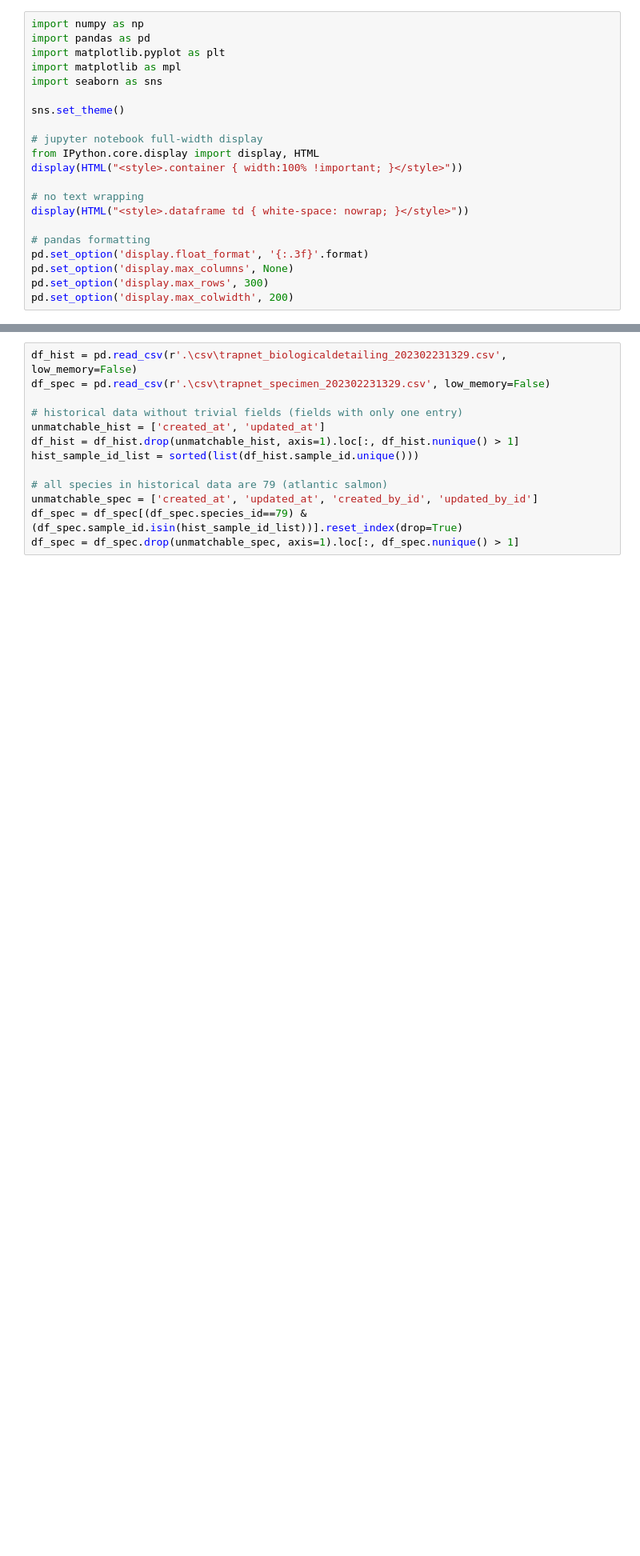
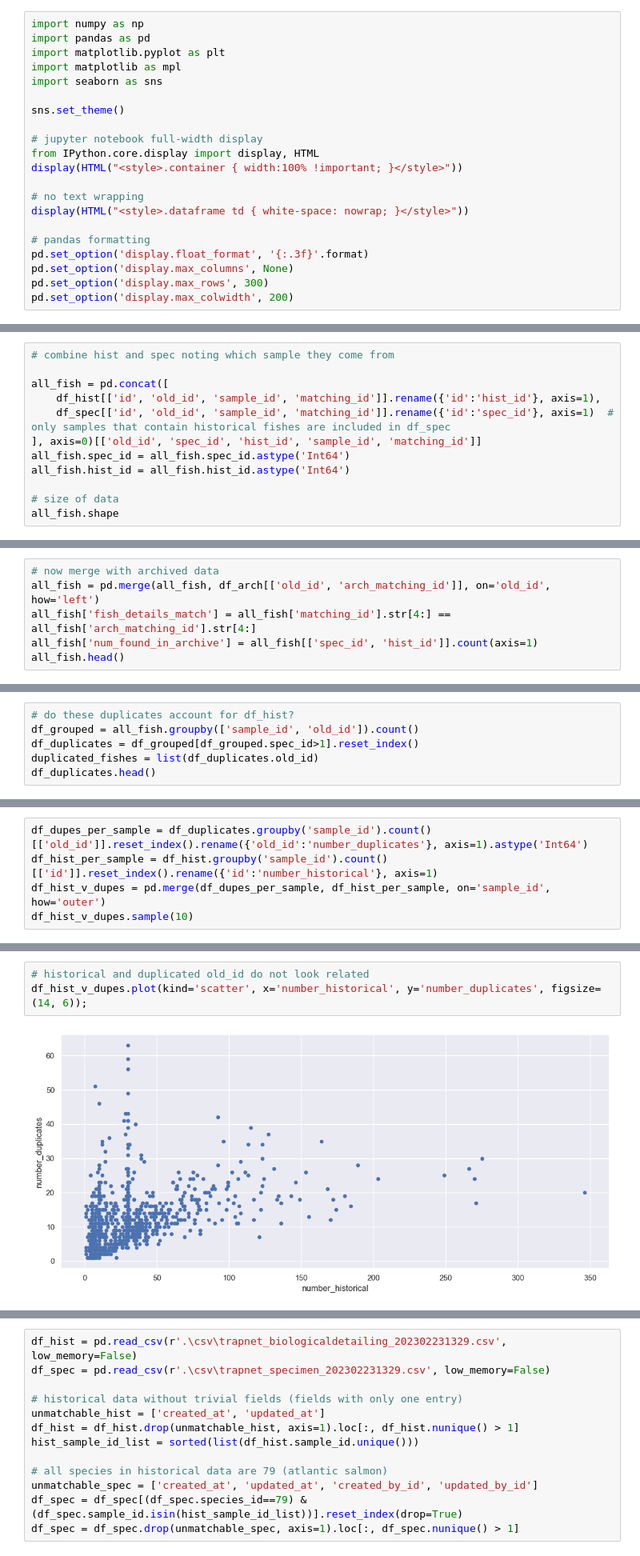
Before and after one commit to dfo-gulf-science/TrapNet-EDA, a Jupyter notebook: Trapnet Historical Data.ipynb, the cells around one changed output, grey strips where cells are left out. Shown at 80% size. Drawn from its saved outputs; the diff is of its cells as text; blank space fills up the shorter version.

```diff
--- a/Trapnet Historical Data.ipynb
+++ b/Trapnet Historical Data.ipynb
@@ -21,0 +58,12 @@ pd.set_option('display.max_colwidth', 200)
+# %%
+# combine hist and spec noting which sample they come from
+
+all_fish = pd.concat([
+    df_hist[['id', 'old_id', 'sample_id', 'matching_id']].rename({'id':'hist_id'}, axis=1),
+    df_spec[['id', 'old_id', 'sample_id', 'matching_id']].rename({'id':'spec_id'}, axis=1)  # only samples that contain historical fishes are included in df_spec
+], axis=0)[['old_id', 'spec_id', 'hist_id', 'sample_id', 'matching_id']]
+all_fish.spec_id = all_fish.spec_id.astype('Int64')
+all_fish.hist_id = all_fish.hist_id.astype('Int64')
+
+# size of data
+all_fish.shape
@@ -21,0 +72,6 @@ pd.set_option('display.max_colwidth', 200)
+# %%
+# now merge with archived data
+all_fish = pd.merge(all_fish, df_arch[['old_id', 'arch_matching_id']], on='old_id', how='left')
+all_fish['fish_details_match'] = all_fish['matching_id'].str[4:] == all_fish['arch_matching_id'].str[4:]
+all_fish['num_found_in_archive'] = all_fish[['spec_id', 'hist_id']].count(axis=1)
+all_fish.head()
@@ -21,0 +123,6 @@ pd.set_option('display.max_colwidth', 200)
+# %%
+# do these duplicates account for df_hist?
+df_grouped = all_fish.groupby(['sample_id', 'old_id']).count()
+df_duplicates = df_grouped[df_grouped.spec_id>1].reset_index()
+duplicated_fishes = list(df_duplicates.old_id)
+df_duplicates.head()
@@ -21,0 +136,5 @@ pd.set_option('display.max_colwidth', 200)
+# %%
+df_dupes_per_sample = df_duplicates.groupby('sample_id').count()[['old_id']].reset_index().rename({'old_id':'number_duplicates'}, axis=1).astype('Int64')
+df_hist_per_sample = df_hist.groupby('sample_id').count()[['id']].reset_index().rename({'id':'number_historical'}, axis=1)
+df_hist_v_dupes = pd.merge(df_dupes_per_sample, df_hist_per_sample, on='sample_id', how='outer')
+df_hist_v_dupes.sample(10)
@@ -21,0 +153,5 @@ pd.set_option('display.max_colwidth', 200)
+# %%
+# historical and duplicated old_id do not look related
+df_hist_v_dupes.plot(kind='scatter', x='number_historical', y='number_duplicates', figsize=(14, 6));
+# %% [output]
+[figure, added]
```
Also changed, not shown: parts of 53 cells of this notebook.
